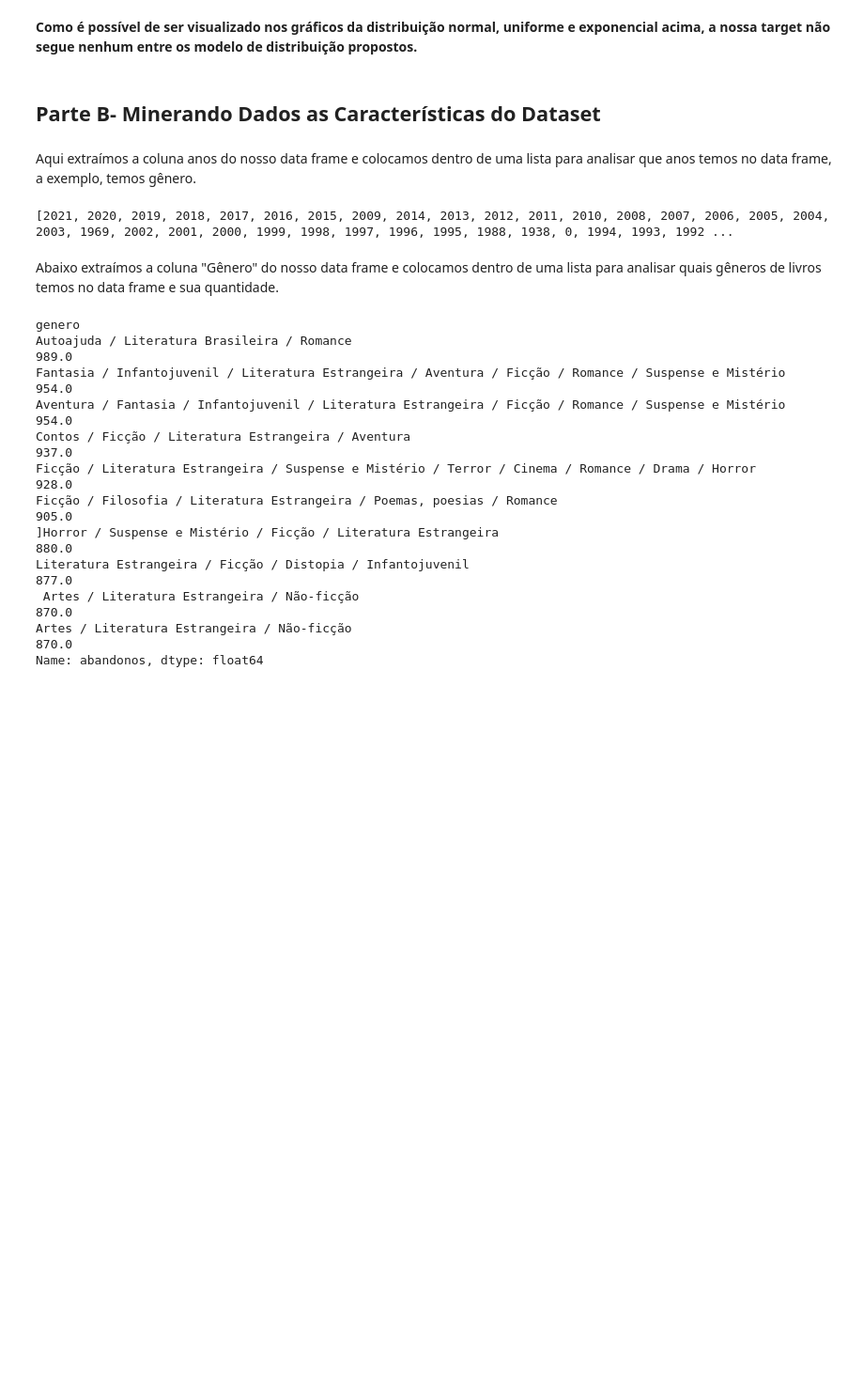
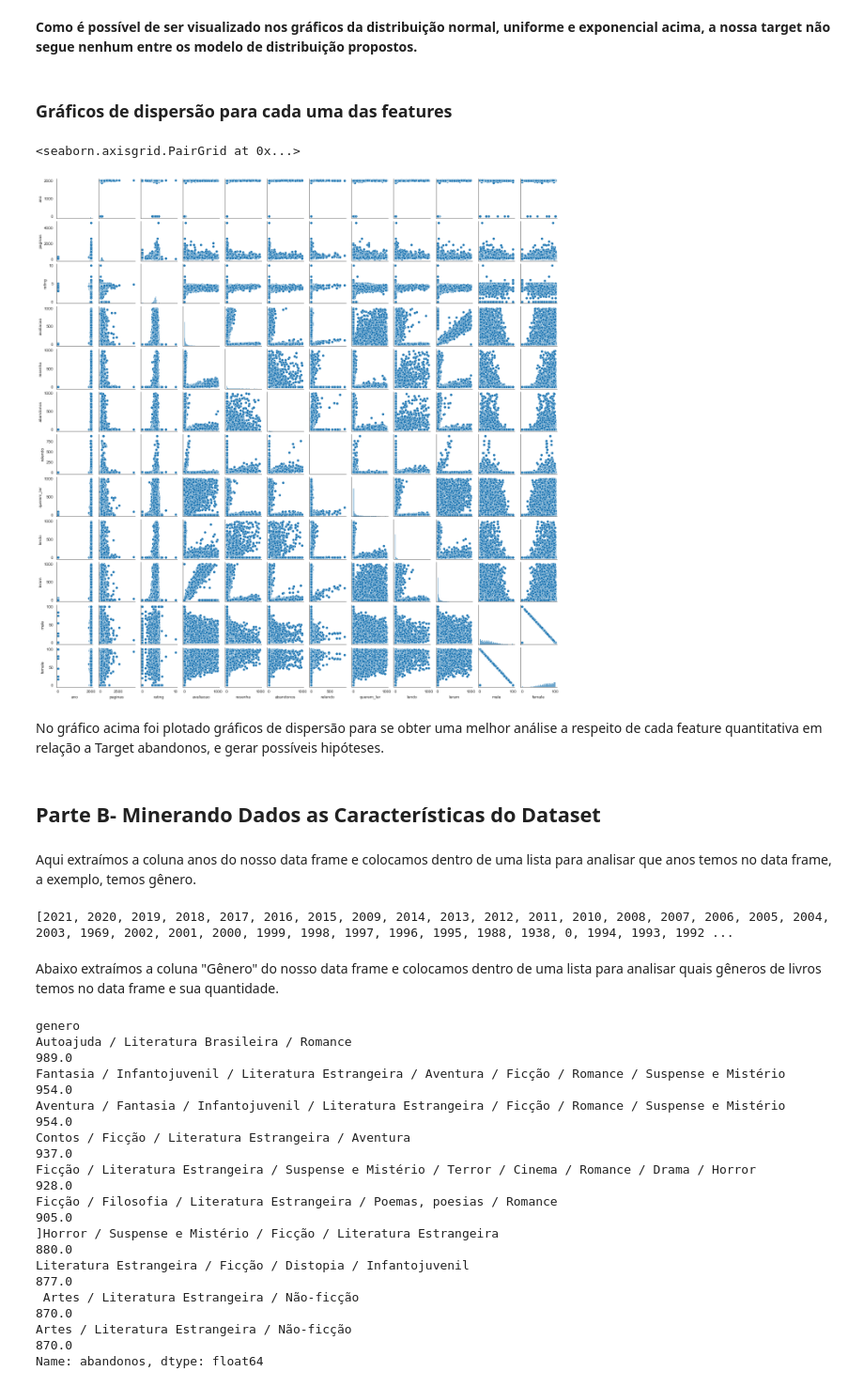
Before and after one commit to insper-classroom/22-1b-cd-p2-leandra_taina, a Jupyter notebook: Oficial (1).ipynb, the cells around one changed output. Shown at 94% size. Cells and saved outputs as stored; diff of their text form; code cells hidden in the pictures; blank space fills up the shorter version.

```diff
--- a/Oficial (1).ipynb
+++ b/Oficial (1).ipynb
@@ -189,5 +193,14 @@ plt.show()
 # %% [markdown]
 **Como é possível de ser visualizado nos gráficos da distribuição normal, uniforme e exponencial acima, a nossa target não segue nenhum entre os modelo de distribuição propostos.**
+# %% [markdown]
+### Gráficos de dispersão para cada uma das features
+# %%
+sns.pairplot(dados, height=1.5)
+# %% [output]
+<seaborn.axisgrid.PairGrid at 0x...>
+[figure, added]
+# %% [markdown]
+No gráfico acima foi plotado gráficos de dispersão para se obter uma melhor análise a respeito de cada feature quantitativa em relação a Target abandonos, e gerar possíveis hipóteses.
 # %% [markdown]
 ## Parte B- Minerando Dados as Características do Dataset
 # %% [markdown]
```
Also changed, not shown: parts of 53 cells of this notebook.
